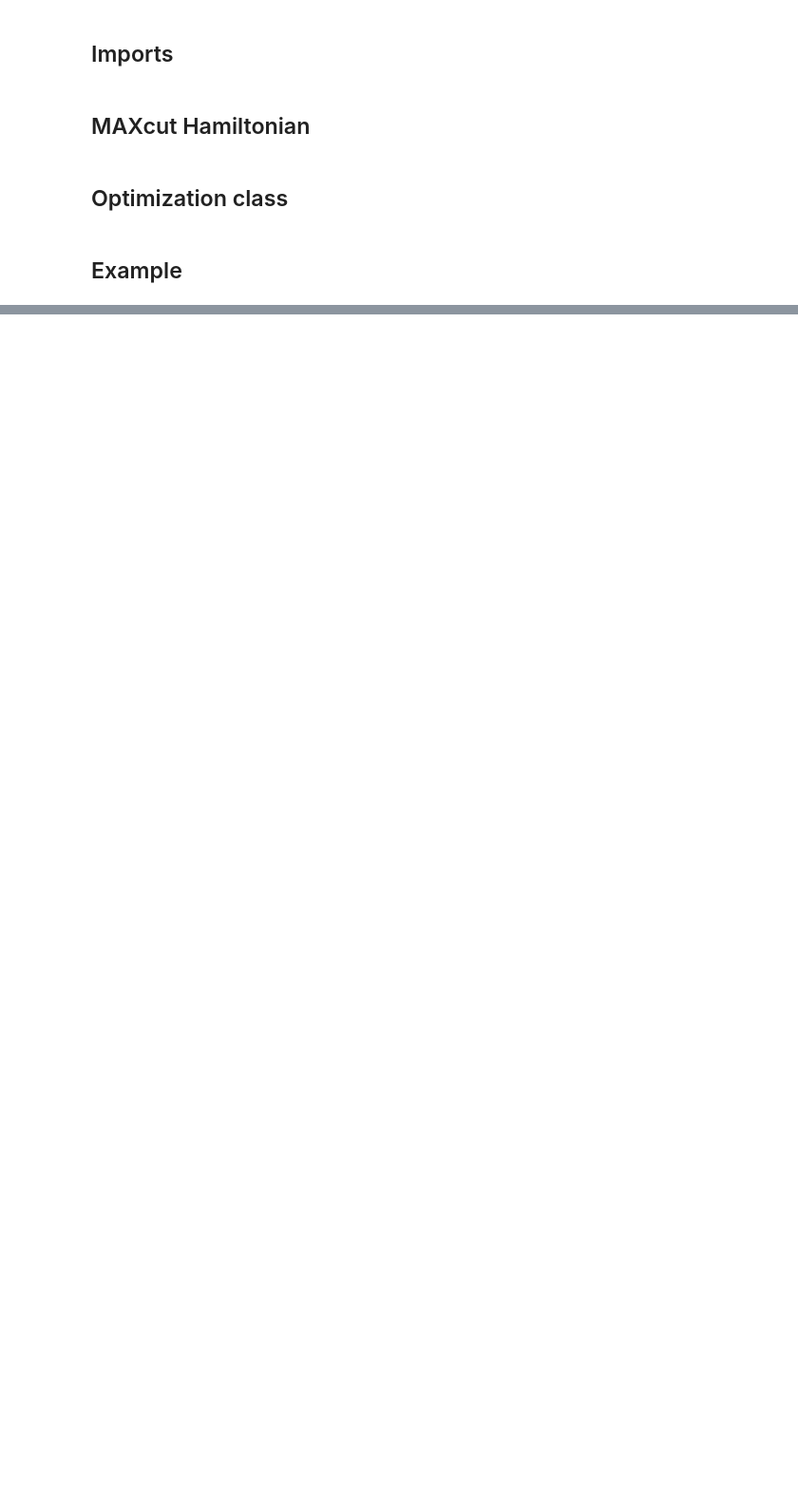
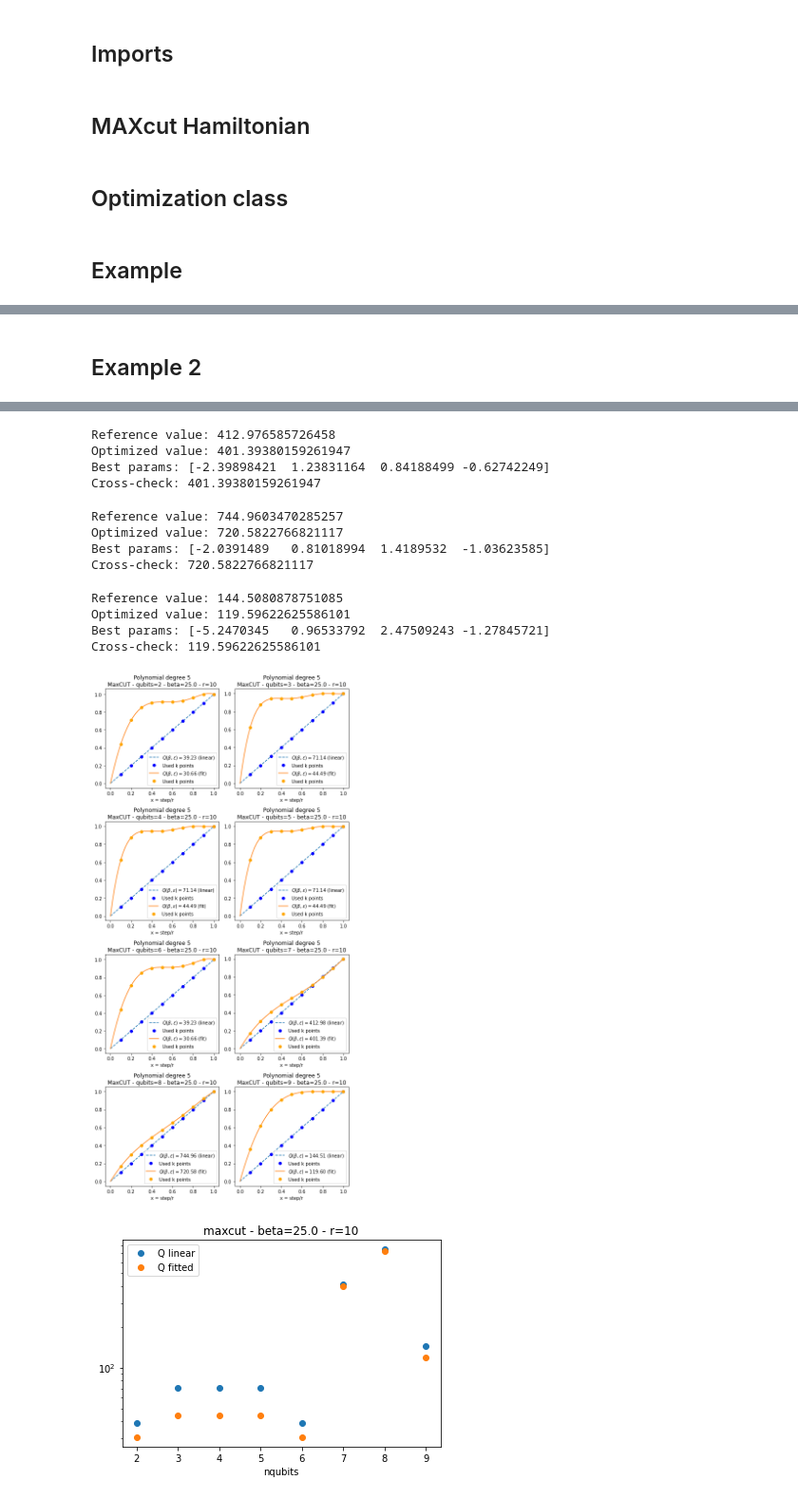
Before and after one commit to scarrazza/QITE, a Jupyter notebook: crosscheck.ipynb, the cells around one changed output, grey strips where cells are left out. Shown at 95% size. Saved outputs shown, nothing was run; the diff lists cells and outputs as text; code cells hidden in the pictures; blank space fills up the shorter version.

```diff
--- a/crosscheck.ipynb
+++ b/crosscheck.ipynb
@@ -140 +148,56 @@ Best params: [-32.1653551   55.56680409 -45.57110585  14.28545002]
 [figure]
+# %% [markdown]
+## Example 2
+# %%
+# setup
+r = 10
+beta = 25
+
+qref = []
+qopt = []
+
+plt.figure(figsize=(8,16))
+for nqubits in range(2, 10):
+    plt.subplot(4,2,nqubits-1)
+    plt.tight_layout()
+
+    model = FragmentedQuITE(maxcut(nqubits, norm=40.0, random_graph=True), r, beta, Qu)
+
+    def myschedule(t, params):
+        f = sum(p * t ** (i + 2) for i, p in enumerate(params))
+        f += (1 - np.sum(params)) * t
+        return f
+
+    initial_guess = np.zeros(4)
+    initial_guess[0] = 0.1
+    result, params = model.minimize(myschedule, initial_parameters=initial_guess,
+                                    method='COBYLA', options={'maxiter':50000})
+    reference = model.reference_query()
+    print('Reference value:', reference)
+    print('Optimized value:', result)
+    print('Best params:', params)
+    print('Cross-check:', model.compute_query(params, myschedule))
+    qref.append(reference)
+    qopt.append(result)
+
+    # plot
+    x = np.linspace(0,1,50)
+    xr = np.array(range(1,r+1))/r
+    plt.title('Polynomial degree %d\nMaxCUT - qubits=%d - beta=%.1f - r=%d' % (len(initial_guess)+1,nqubits, beta, r))
+    plt.plot(x, [i for i in x], '--', label=r'$Q(\beta,\epsilon)=%.2f$ (linear)' % reference);
+    plt.plot(xr, xr, 'o', color='blue', label='Used k points')
+    plt.plot(x, [myschedule(i, params) for i in x], label=r'$Q(\beta,\epsilon)=%.2f$ (fit)' % result);
+    plt.plot(xr,[myschedule(ixr, params) for ixr in xr], 'o', color='orange', label='Used k points')
+    plt.xlabel('x = step/r')
+    plt.legend();
+plt.savefig('maxcut_beta%d_r%d_pol%d.png' % (beta, r, len(initial_guess)+1))
+
+plt.figure()
+plt.title('maxcut - beta=%.1f - r=%d' % (beta, r))
+plt.plot(range(2,10), qref, 'o', label='Q linear')
+plt.plot(range(2,10), qopt, 'o', label='Q fitted')
+plt.yscale('log')
+plt.legend();
+plt.xlabel('nqubits')
+plt.savefig('all_maxcut_beta%d_r%d_pol%d.png' % (beta, r, len(initial_guess)+1))
+# %% [output]
@@ -140,0 +224,14 @@ Best params: [-32.1653551   55.56680409 -45.57110585  14.28545002]
+Reference value: 412.976585726458
+Optimized value: 401.39380159261947
+Best params: [-2.39898421  1.23831164  0.84188499 -0.62742249]
+Cross-check: 401.39380159261947
+Reference value: 744.9603470285257
+Optimized value: 720.5822766821117
+Best params: [-2.0391489   0.81018994  1.4189532  -1.03623585]
+Cross-check: 720.5822766821117
+Reference value: 144.5080878751085
+Optimized value: 119.59622625586101
+Best params: [-5.2470345   0.96533792  2.47509243 -1.27845721]
+Cross-check: 119.59622625586101
+[figure, added]
+[figure, added]
```
Also changed, not shown: parts of 4 cells of this notebook.
